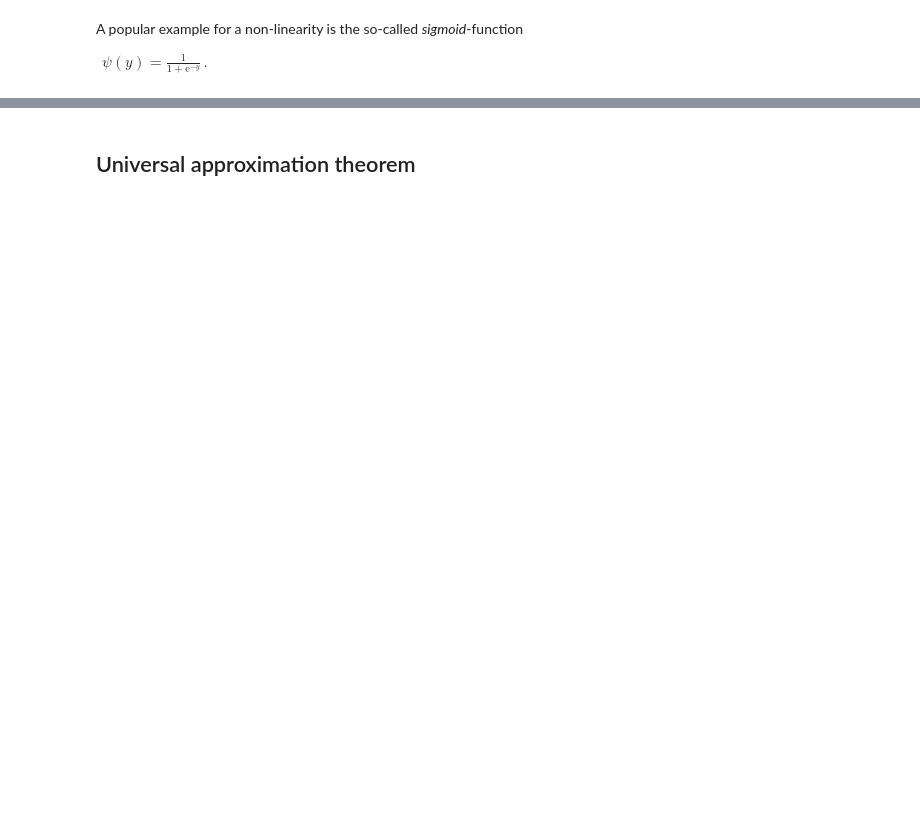
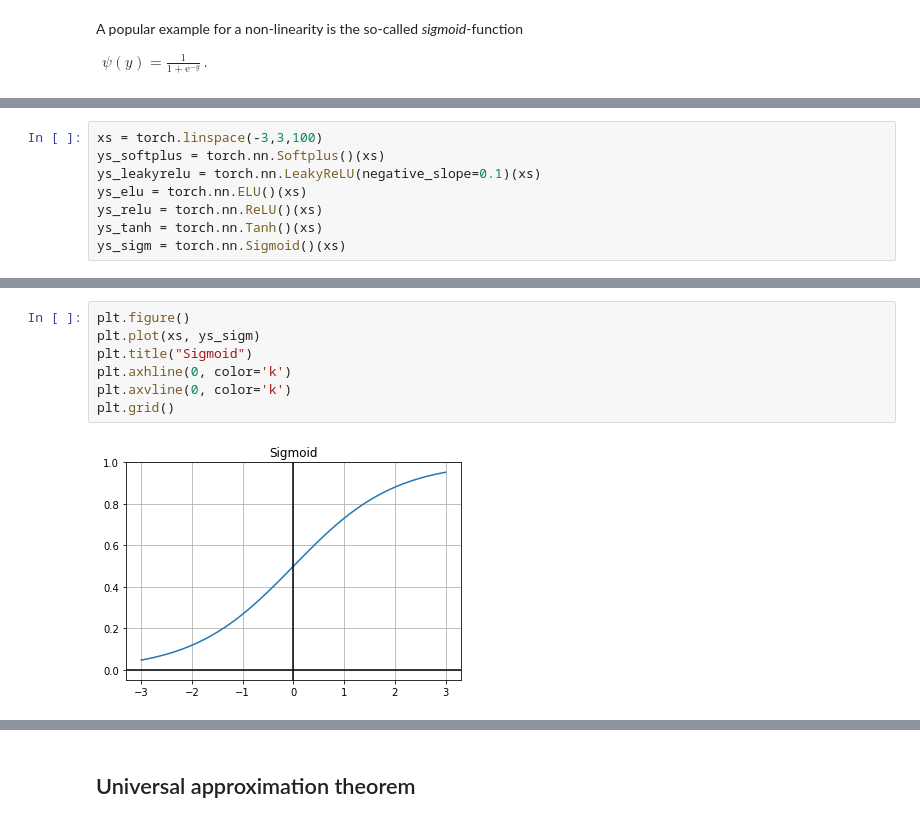
Before and after one commit to bullette007/bullette007.github.io, a Jupyter notebook: book/_sources/05_NeuralNetworksForCompImg.ipynb, the cells around one changed output, grey strips where cells are left out. Drawn from its saved outputs; the diff is of its cells as text; blank space fills up the shorter version.

```diff
--- a/book/_sources/05_NeuralNetworksForCompImg.ipynb
+++ b/book/_sources/05_NeuralNetworksForCompImg.ipynb
@@ -204,0 +218,8 @@ In batch processing, he result of a batch of data processed by a linear layer, i
+# %%
+xs = torch.linspace(-3,3,100)
+ys_softplus = torch.nn.Softplus()(xs)
+ys_leakyrelu = torch.nn.LeakyReLU(negative_slope=0.1)(xs)
+ys_elu = torch.nn.ELU()(xs)
+ys_relu = torch.nn.ReLU()(xs)
+ys_tanh = torch.nn.Tanh()(xs)
+ys_sigm = torch.nn.Sigmoid()(xs)
@@ -204,0 +234,9 @@ In batch processing, he result of a batch of data processed by a linear layer, i
+# %%
+plt.figure()
+plt.plot(xs, ys_sigm)
+plt.title("Sigmoid")
+plt.axhline(0, color='k')
+plt.axvline(0, color='k')
+plt.grid()
+# %% [output]
+[figure, added]
```
Also changed, not shown: parts of 133 cells of this notebook, 55 other files.
